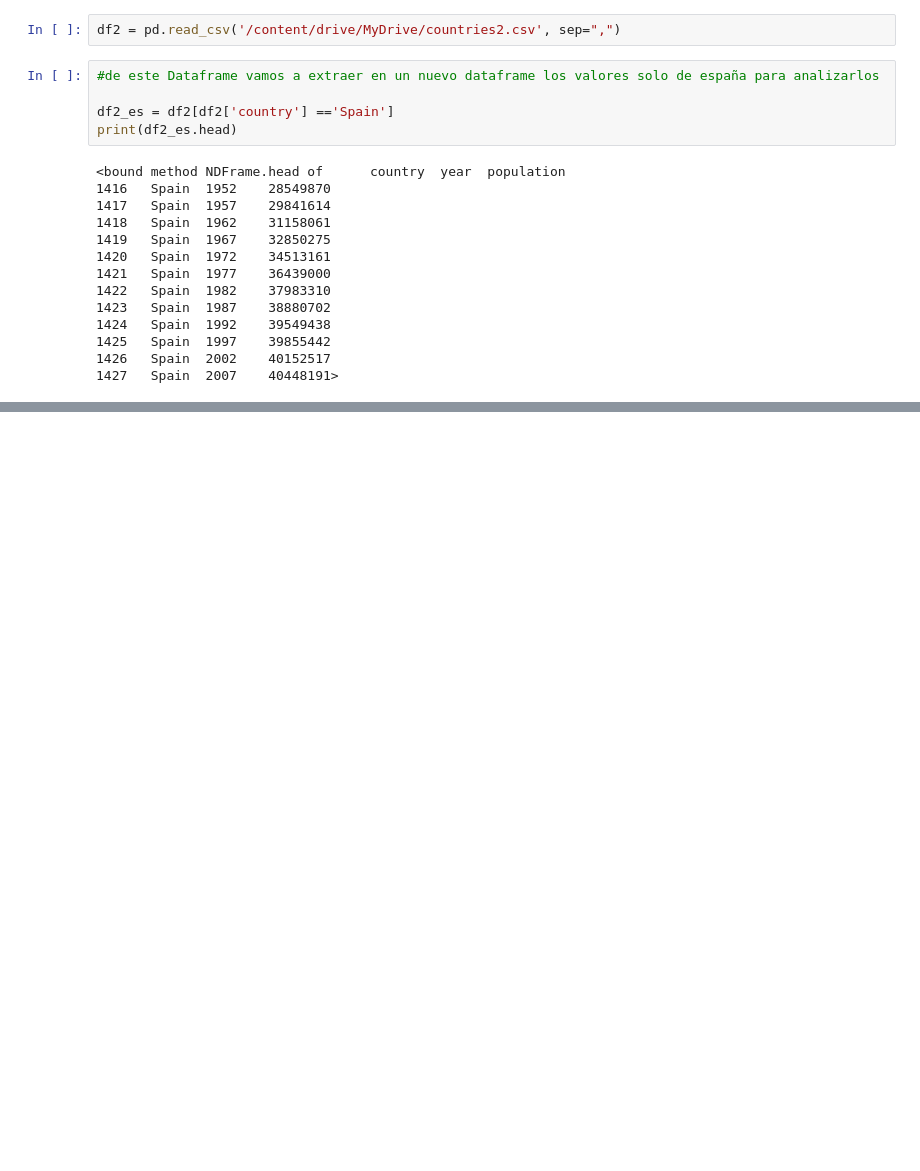
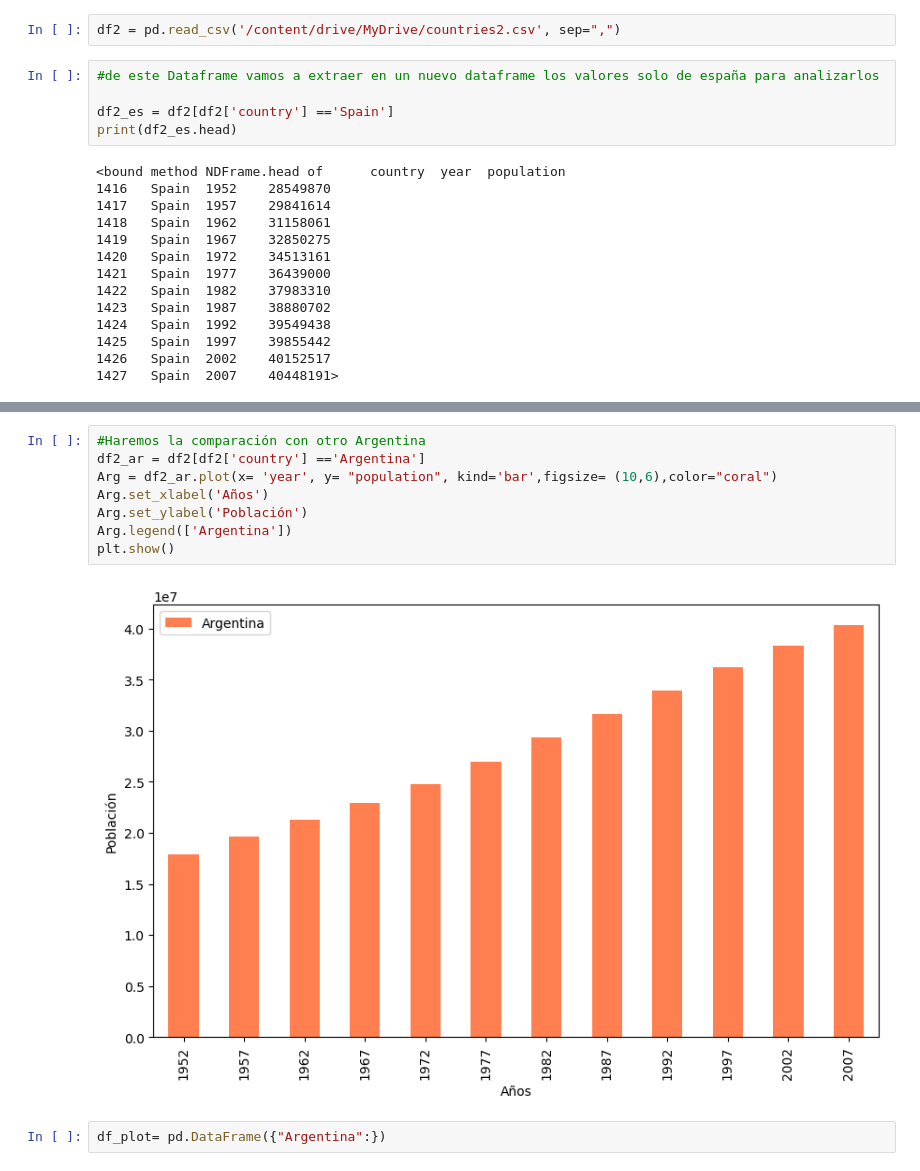
Before and after one commit to edisonc57/exercises, a Jupyter notebook: EDA.ipynb, the cells around one changed output, grey strips where cells are left out. Drawn from its saved outputs; the diff is of its cells as text; blank space fills up the shorter version.

```diff
--- a/EDA.ipynb
+++ b/EDA.ipynb
@@ -191,0 +197,12 @@ df2_es.drop(['country'],axis=1)['population'].plot(kind='bar')
+# %%
+#Haremos la comparación con otro Argentina
+df2_ar = df2[df2['country'] =='Argentina']
+Arg = df2_ar.plot(x= 'year', y= "population", kind='bar',figsize= (10,6),color="coral")
+Arg.set_xlabel('Años')
+Arg.set_ylabel('Población')
+Arg.legend(['Argentina'])
+plt.show()
+# %% [output]
+[figure, added]
+# %%
+df_plot= pd.DataFrame({"Argentina":})
```
Also changed, not shown: parts of 2 cells of this notebook.
